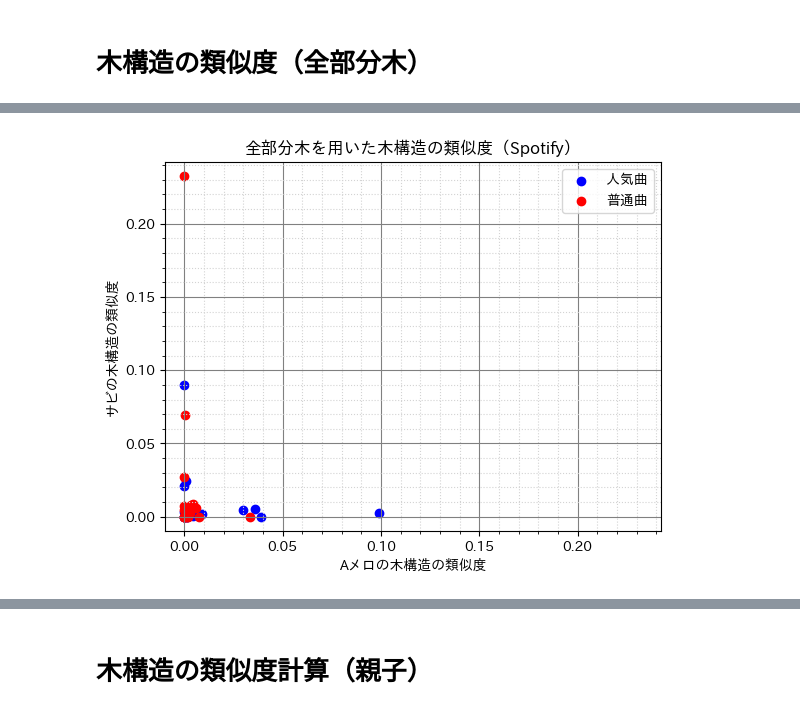
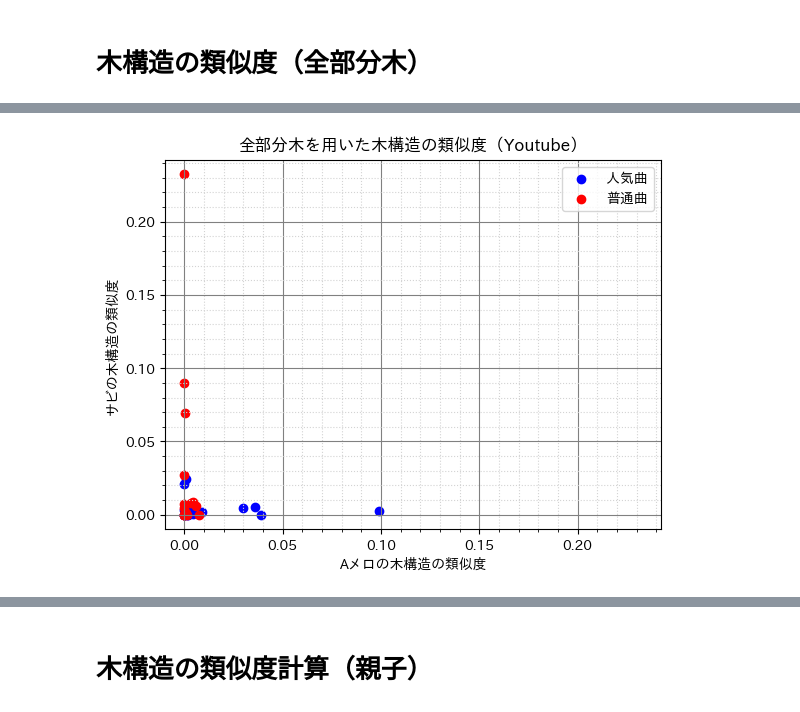
Before and after one commit to tsubasasugawara/lyrics_melody_analyzer, a Jupyter notebook: notebooks/ALL.ipynb, the cells around one changed output, grey strips where cells are left out. Drawn from its saved outputs; the diff is of its cells as text; code cells hidden in the pictures.

```diff
--- a/notebooks/ALL.ipynb
+++ b/notebooks/ALL.ipynb
@@ -10,3 +16,41 @@ os.chdir("../")
+# %%
+def preprocess(df_list):
+    rates = pd.concat(df_list, axis=0)
+    rates = rates.dropna(subset=["numerator_A", "denominator_A", "numerator_S", "denominator_S"])
+
+    rates[RATE_A] = rates.numerator_A / rates.denominator_A
+    rates[RATE_S] = rates.numerator_S / rates.denominator_S
+
+    x_max = rates.RateA.max()
+    x_min = rates.RateA.min()
+    y_max = rates.RateS.max()
+    y_min = rates.RateS.min()
+
+    xy_max = max(x_max, y_max)
+    xy_max += xy_max / xy_max / 100
+    xy_min = min(x_min, y_min)
+    xy_min -= xy_min / xy_min / 100
+
+    return (rates, xy_min, xy_max)
+# %%
+def scatter(rates:pd.DataFrame, xy_min:int, xy_max:int, subset:list, sort_by:str, title: str, xlabel:str, ylabel:str):
+    sorted_rates = rates.dropna(subset=subset).sort_values(sort_by, ascending=False)
+    center = len(sorted_rates) // 2
+    pop_youtube = sorted_rates[:center]
+    unpop_youtube = sorted_rates[center:]
+
+    plt.scatter(x=RATE_A, y=RATE_S, data=pop_youtube, color='blue', label='人気曲')
+    plt.scatter(x=RATE_A, y=RATE_S, data=unpop_youtube, color='red', label='普通曲')
+
+    plt.title(title)
+    plt.xlabel(xlabel)
+    plt.ylabel(ylabel)
+    plt.legend()
+    plt.xlim(xy_min, xy_max)
+    plt.ylim(xy_min, xy_max)
+    plt.minorticks_on()
+    plt.grid(which='major', color='gray', linestyle='solid')
+    plt.grid(which='minor', color='lightgray', linestyle='dotted')
 # %% [markdown]
 # 単語の一致率
 # %%
@@ -112,20 +71,9 @@ plt.grid(which='minor', color='lightgray', linestyle='dotted')
-# %%
-sort_by_spotify = tree_similarity.dropna(subset=["spotify_id"]).sort_values("spotify_popularity", ascending=False)
-center = len(sort_by_spotify) // 2
-pop_spotify = sort_by_spotify[:center]
-unpop_spotify = sort_by_spotify[center:]
-
-plt.scatter(x=RATE_A, y=RATE_S, data=pop_spotify, color='blue', label='人気曲')
-plt.scatter(x=RATE_A, y=RATE_S, data=unpop_spotify, color='red', label='普通曲')
-
-plt.title("全部分木を用いた木構造の類似度（Spotify）")
-plt.xlabel("Aメロの木構造の類似度")
-plt.ylabel("サビの木構造の類似度")
-plt.xlim(xy_min_ts, xy_max_ts)
-plt.ylim(xy_min_ts, xy_max_ts)
-plt.legend()
-plt.minorticks_on()
-plt.grid(which='major', color='gray', linestyle='solid')
-plt.grid(which='minor', color='lightgray', linestyle='dotted')
-# %% [output]
-[figure, removed]
+# %%
+rates, xy_min_ts, xy_max_ts = preprocess([
+    pd.concat([df_yorushika, pd.read_csv("csv/ヨルシカ_ts_20231119.csv")], axis=1),
+    pd.concat([df_greeeen, pd.read_csv("csv/GReeeeN_ts_20231119.csv")], axis=1),
+])
+# %%
+scatter(rates, xy_min_ts, xy_max_ts, ["youtube_url"], "youtube_play_times", "全部分木を用いた木構造の類似度（Youtube）", "Aメロの木構造の類似度", "サビの木構造の類似度")
+# %% [output]
+[figure, added]
```
Also changed, not shown: parts of 22 cells of this notebook, 2 other files.
